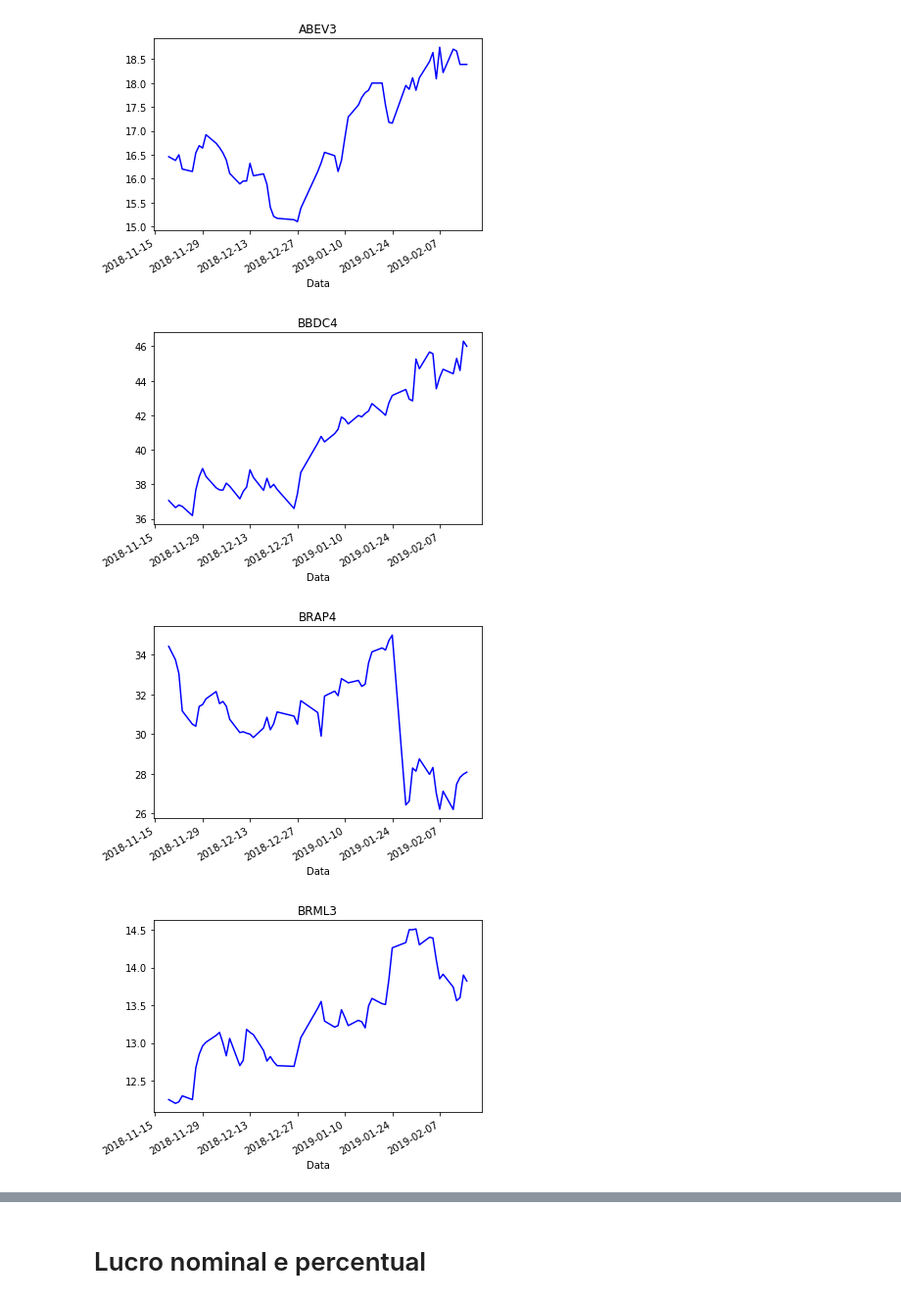
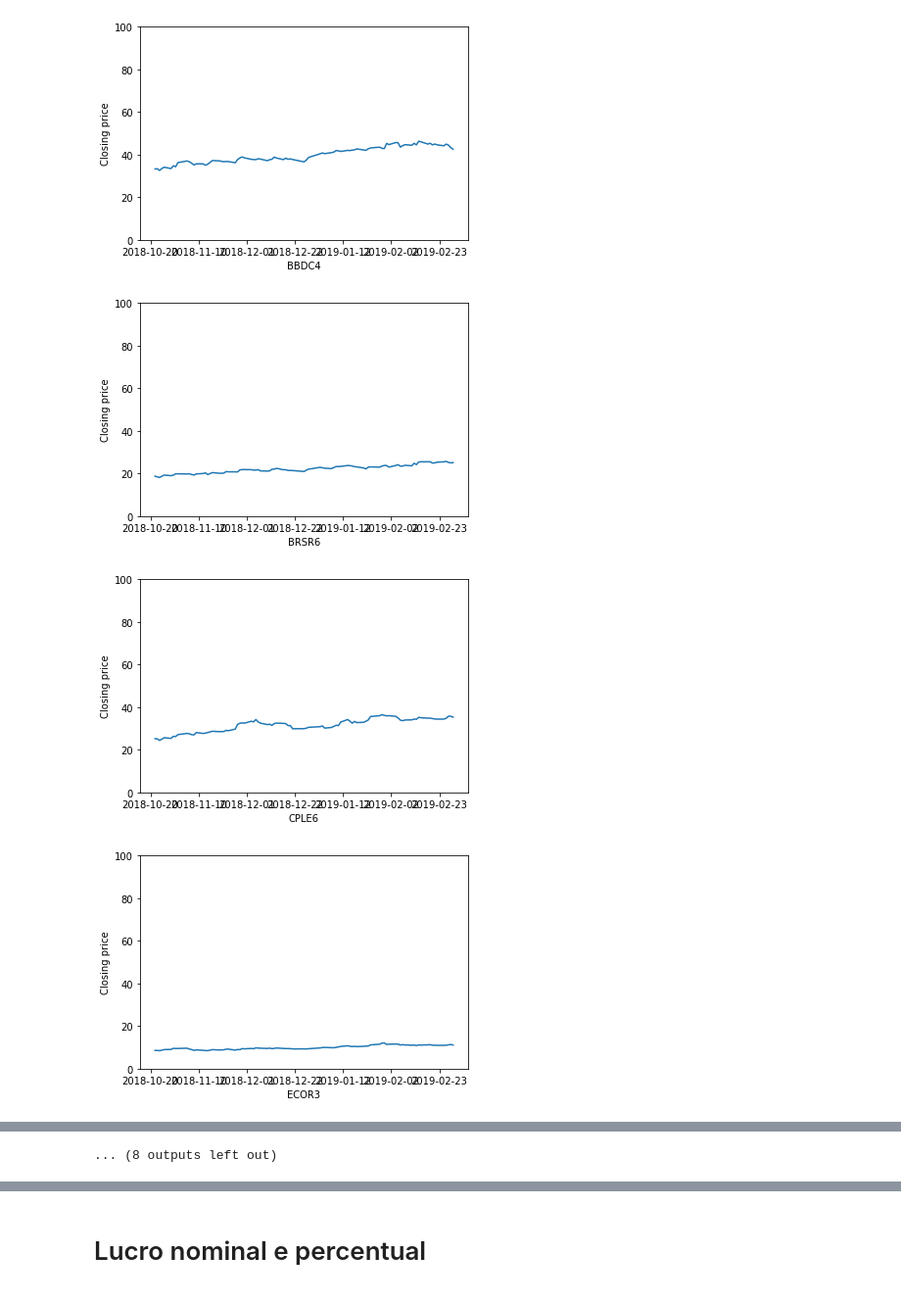
Before and after one commit to mateusquaresma/portfolio-manager, a Jupyter notebook: Visualizador do Moneta.ipynb, the cells around one changed output, grey strips where cells are left out. Shown at 98% size. Saved outputs shown, nothing was run; the diff lists cells and outputs as text; code cells hidden in the pictures.

```diff
--- a/Visualizador do Moneta.ipynb
+++ b/Visualizador do Moneta.ipynb
@@ -7,11 +9,19 @@ import seaborn as sbn
 # %%
+# query = """
+#     select dq.event_date, c.label, dq.close_value
+#     from company c
+#     inner join daily_quote dq on c.id = dq.company_id
+#     where c.label in (
+#          'ITSA3', 'EGIE3', 'ITUB3', 'BRSR6', 'FESA4', 'ABCB4', 'ENBR3', 'GRND3', 'FRAS3', 'CSAN3')
+#     and (now() - dq.event_date) <= interval '3 months'
+#     order by dq.event_date;"""
 query = """
     select dq.event_date, c.label, dq.close_value
     from company c
     inner join daily_quote dq on c.id = dq.company_id
     where c.label in (
-         'BBDC4', 'EQTL3', 'BRML3', 'BRAP4', 'EGIE3', 'ELET3', 'ENBR3', 'ABEV3', 'NATU3', 'CCRO3')
-    and (now() - dq.event_date) <= interval '3 months'
+         'MPLU3', 'UNIP3', 'ELET6', 'ECOR3', 'FLRY3', 'ITSA3', 'LREN3', 'BBDC4', 'FRAS3', 'ITSA4', 'RENT3', 'BRSR6', 'EQTL3', 'CPLE6', 'EMBR3', 'PETR3', 'PTBL3', 'NATU3', 'SAPR3', 'PSSA3')
+    and (now() - dq.event_date) <= interval '4.5 months'
     order by dq.event_date;"""
 # %%
 conn = psycopg2.connect(
@@ -41 +51,3 @@ df.tail()
+# %%
+df = df['VF']
 # %%
@@ -43,16 +55,32 @@ columns = pd.Series(df.columns.levels[1].values)
 # %%
-for label in df['VF']:
+row = 0
+column = 0
+gs = gridspec.GridSpec(5, 2)
+for label in df:
     fig = plt.figure()
-    company = df['VF'][label]
+    company = df[label]
     props = {
         'title': company.name
     }
-    ax = fig.add_subplot(1, 1, 1)
-    ax.label = company.name
-    company.plot(ax=ax, style='b-')
-    ax.set(**props)
+    #print(str(row) + ' - ' + str(column))
+    plt.subplot()
+    #     ax = plt.gca()
+    #     ax.label = company.name
+    plt.ylabel('Closing price')
+    plt.xlabel(company.name)
+    plt.ylim(0, 100)
+    plt.plot(df.index.values, company)
+    # company.plot(ax=ax, style='b-')
+    # ax.set(**props)
+    if column >= 1:
+        column = 0
+    else:
+        column += 1
+
+    if column == 0:
+        row += 1
 # %% [output]
-[figure, old version]
+[figure, new version]
-[figure, old version]
+[figure, new version]
-[figure, old version]
+[figure, new version]
-[figure, old version]
+[figure, new version]
@@ -64,0 +95 @@ for label in df['VF']:
+... (8 outputs left out)
```
Also changed, not shown: parts of 12 cells of this notebook.
